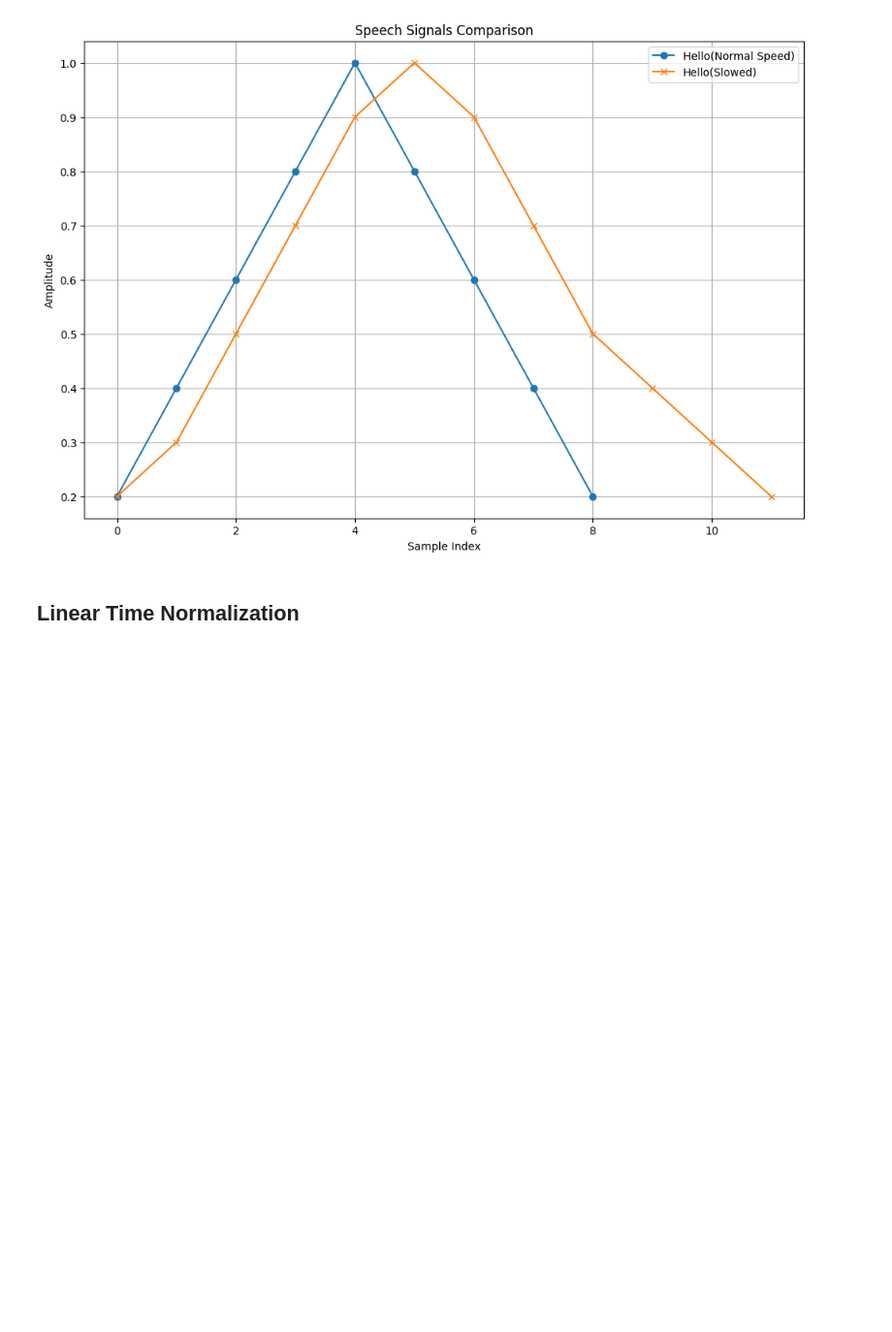
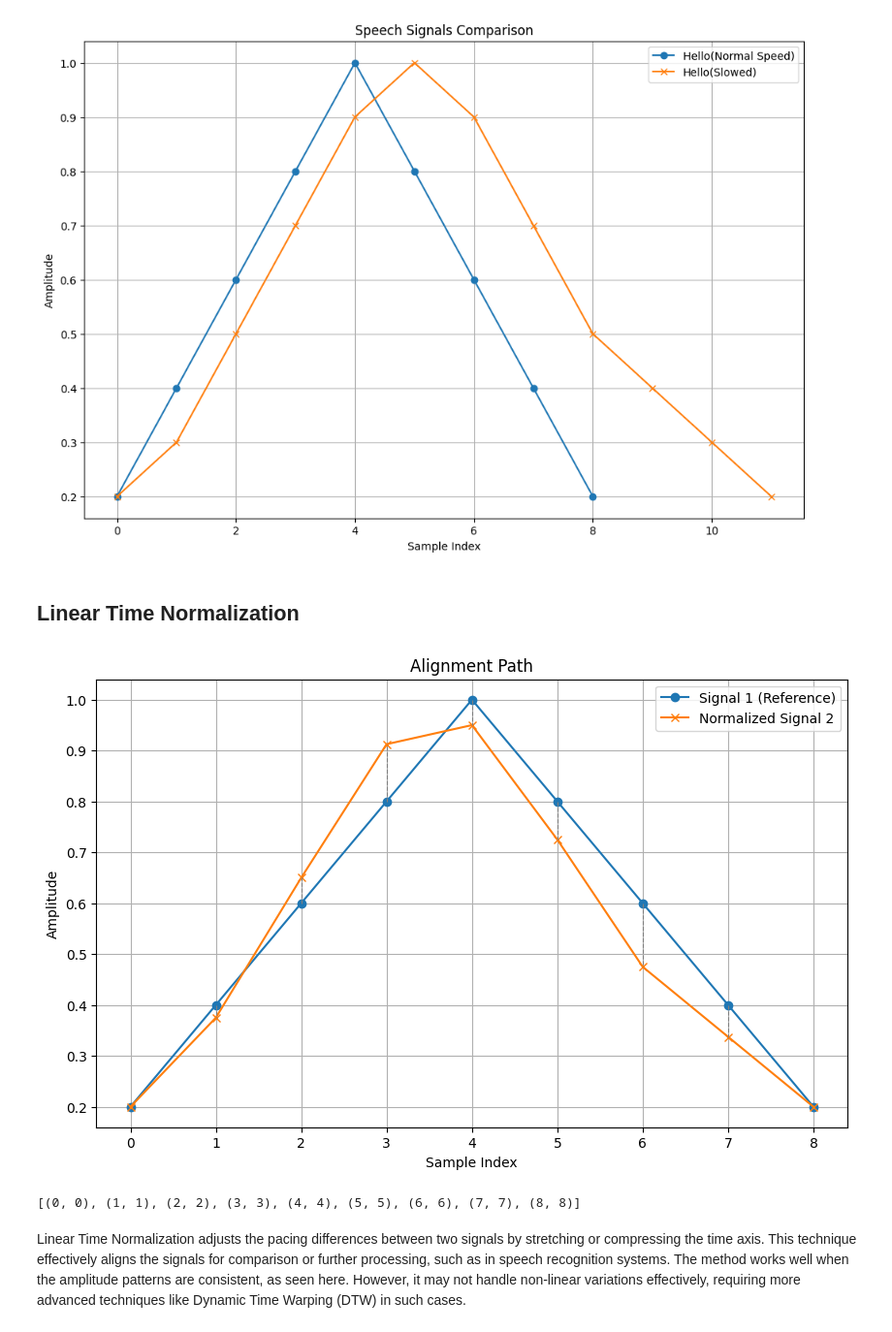
Before and after one commit to noelmt7/Speech_Recognition, a Jupyter notebook: 2348538_LAB5.ipynb, the cells around one changed output. Shown: that part at 97% size. Cells and saved outputs as stored; diff of their text form; code cells hidden in the pictures; blank space fills up the shorter version.

```diff
--- a/2348538_LAB5.ipynb
+++ b/2348538_LAB5.ipynb
@@ -21,3 +21,23 @@ plt.show()
 # %%
 normalized_signal = np.interp(np.linspace(0, len(signal2)-1, len(signal1)), np.arange(len(signal2)), signal2)
 alignment = list(zip(range(len(signal1)), range(len(normalized_signal))))
+# %%
+plt.figure(figsize=(10, 6))
+plt.plot(signal1, label="Signal 1 (Reference)", marker='o')
+plt.plot(normalized_signal, label="Normalized Signal 2", marker='x')
+for (i, j) in alignment:
+    plt.plot([i, j], [signal1[i], normalized_signal[j]], color="gray", linestyle="--", linewidth=0.8)
+plt.title("Alignment Path")
+plt.xlabel("Sample Index")
+plt.ylabel("Amplitude")
+plt.legend()
+plt.grid()
+plt.show()
+# %% [output]
+[figure, added]
+# %%
+alignment
+# %% [output]
+[(0, 0), (1, 1), (2, 2), (3, 3), (4, 4), (5, 5), (6, 6), (7, 7), (8, 8)]
+# %% [markdown]
+Linear Time Normalization adjusts the pacing differences between two signals by stretching or compressing the time axis. This technique effectively aligns the signals for comparison or further processing, such as in speech recognition systems. The method works well when the amplitude patterns are consistent, as seen here. However, it may not handle non-linear variations effectively, requiring more advanced techniques like Dynamic Time Warping (DTW) in such cases.
```
